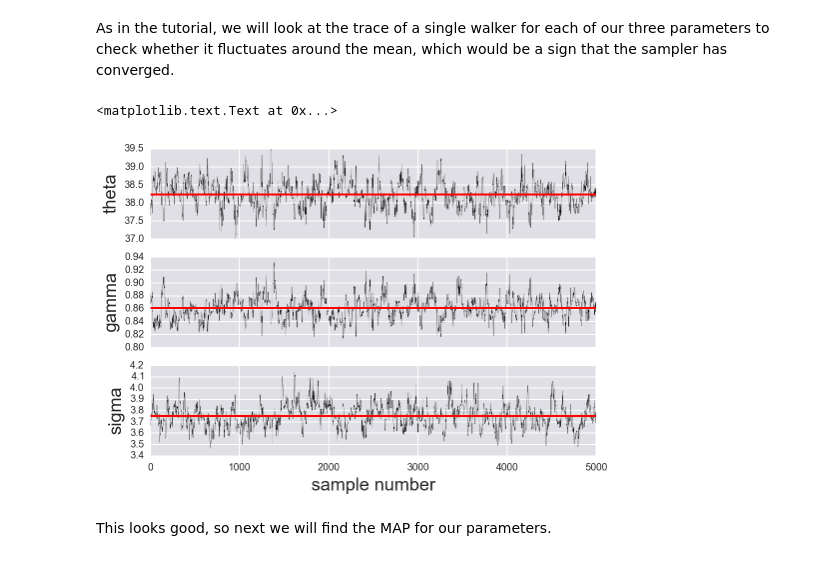
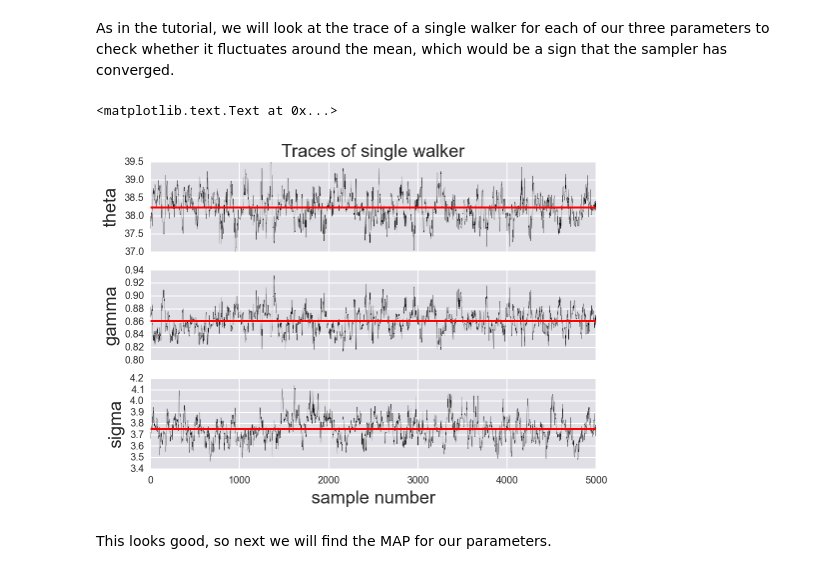
Before and after one commit to shashank-gandhi/DataAnalysisHomeworkRepository, a Jupyter notebook: Homework4/group3_hw4_prob3.ipynb, the cells around one changed output. Drawn from its saved outputs; the diff is of its cells as text; code cells hidden in the pictures.

```diff
--- a/Homework4/group3_hw4_prob3.ipynb
+++ b/Homework4/group3_hw4_prob3.ipynb
@@ -103,17 +103,18 @@ As in the tutorial, we will look at the trace of a single walker for each of our
 # %%
 fig, ax = plt.subplots(3, 1, sharex=True)
 for i in range(3):
     ax[i].plot(sampler.chain[0,:,i], 'k-', lw=0.2)
     ax[i].plot([0, n_steps-1],
              [sampler.chain[0,:,i].mean(), sampler.chain[0,:,i].mean()], 'r-')
 
 ax[2].set_xlabel('sample number')
 ax[0].set_ylabel('theta')
 ax[1].set_ylabel('gamma')
 ax[2].set_ylabel('sigma')
+ax[0].set_title('Traces of single walker')
 # %% [output]
 <matplotlib.text.Text at 0x...>
-[figure, old version]
+[figure, new version]
 # %% [markdown]
 This looks good, so next we will find the MAP for our parameters.
 # %%
```
Also changed, not shown: parts of 3 cells of this notebook.
